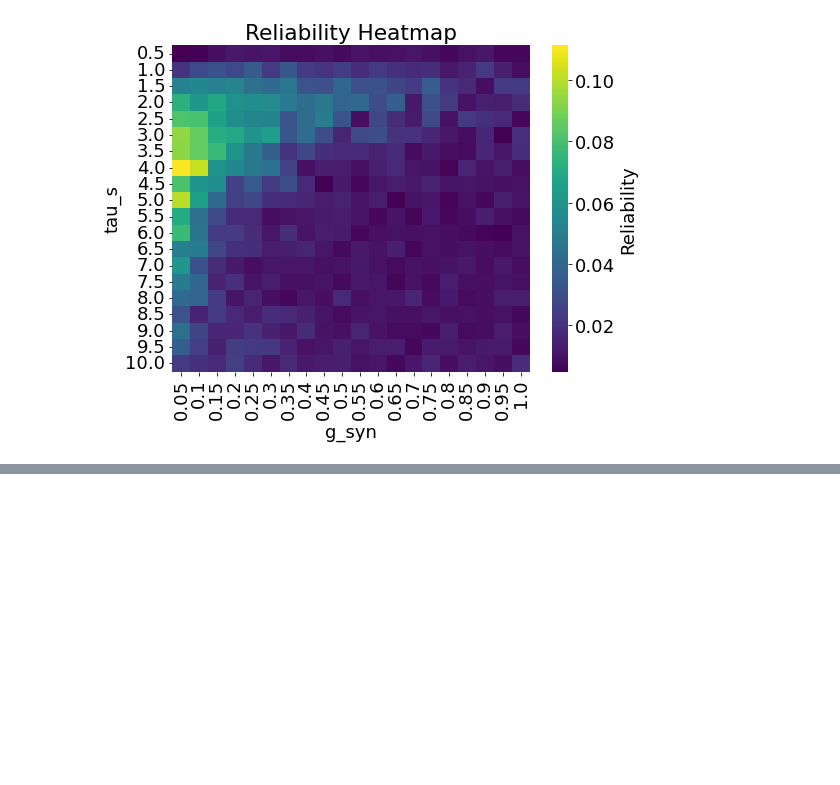
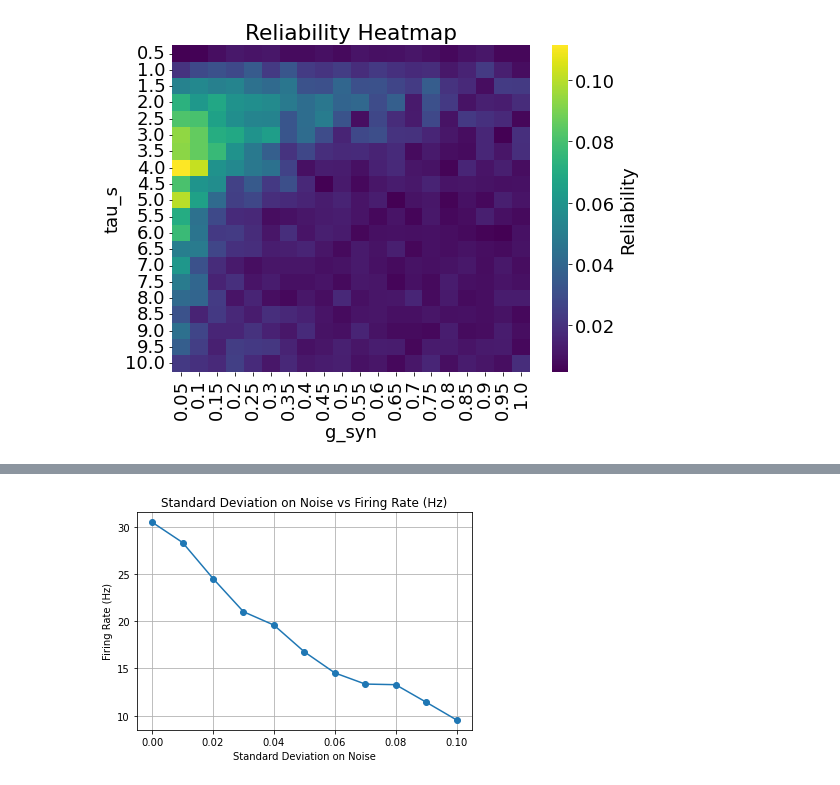
Before and after one commit to davidkelly2002/Final-Year-Project, a Jupyter notebook: Christmas Work.ipynb, the cells around one changed output, grey strips where cells are left out. Saved outputs shown, nothing was run; the diff lists cells and outputs as text; code cells hidden in the pictures; blank space fills up the shorter version.

```diff
--- a/Christmas Work.ipynb
+++ b/Christmas Work.ipynb
@@ -765,16 +775,27 @@ interspike_intervals = {neuron: [] for neuron in neuron_spike_times}
 
 for neuron, times in neuron_spike_times.items():
     if len(times) > 1:  # Need at least two spikes to calculate ISI
-        interspike_intervals[neuron] = [times[i+1] - times[i] for i in range(len(times)-1)]
-# Histogram of ISIs for all neurons
+        interspike_intervals[neuron] = [times[i + 1] - times[i] for i in range(len(times) - 1)]
+
+# Flatten ISIs from all neurons
 all_isis = [isi for neuron_isis in interspike_intervals.values() for isi in neuron_isis]
+
+# Check if we have ISIs to process
 if all_isis:
+    # Plot the histogram and get bin edges and frequencies
     plt.figure()
-    plt.hist(all_isis, bins=100, alpha = 0.75, edgecolor = 'k')
+    frequencies, bin_edges, _ = plt.hist(all_isis, bins=100, alpha=0.75, edgecolor='k')
     plt.title("Histogram of Interspike Intervals (All Neurons)")
     plt.xlabel("Interspike Interval (Time)")
     plt.ylabel("Frequency")
     plt.show()
+
+    # Find the bin with the highest frequency
+    max_freq_idx = np.argmax(frequencies)
+    most_common_isi = (bin_edges[max_freq_idx] + bin_edges[max_freq_idx + 1]) / 2
+
+    print(f"The most common interspike interval (ISI) is: {most_common_isi:.2f}")
+
 else:
     print("No ISIs found across neurons to plot.")
 # %% [output]
@@ -1488,0 +1599,58 @@ print(std_devs)
+# %%
+# Firing Rate
+std_devs = np.linspace(0.0, 0.1, 11)
+firing_rates = []
+
+for std_dev in std_devs:
+    # Initialize J with current standard deviation
+    J = np.random.normal(0, std_dev, size=(N))
+
+    # Initial states
+    v_init = np.random.normal(-70, 5, size=(N))
+    u_init = np.random.normal(-15, 0.5, size=(N))
+    s_init = np.zeros(N)
+    p_init = np.zeros(N)
+
+    t0 = 0
+    spike_times = np.zeros((M, 2))
+    spikeCounter = 0
+    i = 0
+
+    # Simulation loop
+    while i < M and t0 < T:
+        y0 = np.concatenate([v_init, u_init, s_init, p_init])
+
+        sol_v = solve_ivp(dxdt, [t0, T], y0, args=(k, a, b, I, Esyn, J, tauS), dense_output=True,
+                          events=v_spike, rtol=1e-8)
+
+        t_end = sol_v.t[-1]
+        t0 = t_end
+        v_init = sol_v.y[:N, -1]
+        u_init = sol_v.y[N:2*N, -1]
+        s_init = sol_v.y[2*N:3*N, -1]
+        p_init = sol_v.y[3*N:4*N, -1]
+
+        if len(sol_v.t_events[0]) > 0:
+            spike = v_init.argmax()
+            v_init[spike] = v_reset
+            u_init[spike] += d
+            p_init[spike] += 2.7185823035951033
+
+            spike_times[spikeCounter, :] = [t0, spike]
+            spikeCounter += 1
+            i += 1
+
+    # Compute average firing rate for this std_dev
+    average_firing_rate = len(spike_times[spike_times[:, 0] > 100]) / (N * (T - 100)) * 1000
+    firing_rates.append(average_firing_rate)
+    print(f"Standard Deviation of J: {std_dev:.2f}, Average Firing Rate: {average_firing_rate:.2f} Hz")
+
+# Plotting the results
+plt.figure()
+plt.plot(std_devs, firing_rates, marker='o', linestyle='-')
+plt.xlabel('Standard Deviation on Noise')
+plt.ylabel('Firing Rate (Hz)')
+plt.title('Standard Deviation on Noise vs Firing Rate (Hz)')
+plt.grid(True)
+plt.show()
+# %% [output]
@@ -1488,0 +1668 @@ print(std_devs)
+[figure, added]
```
Also changed, not shown: parts of 34 cells of this notebook.
